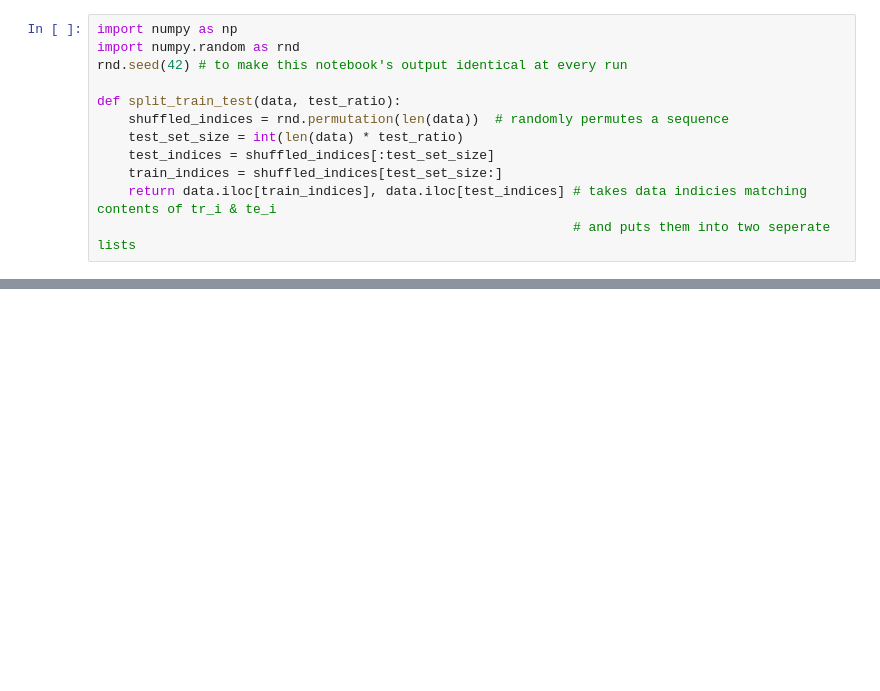
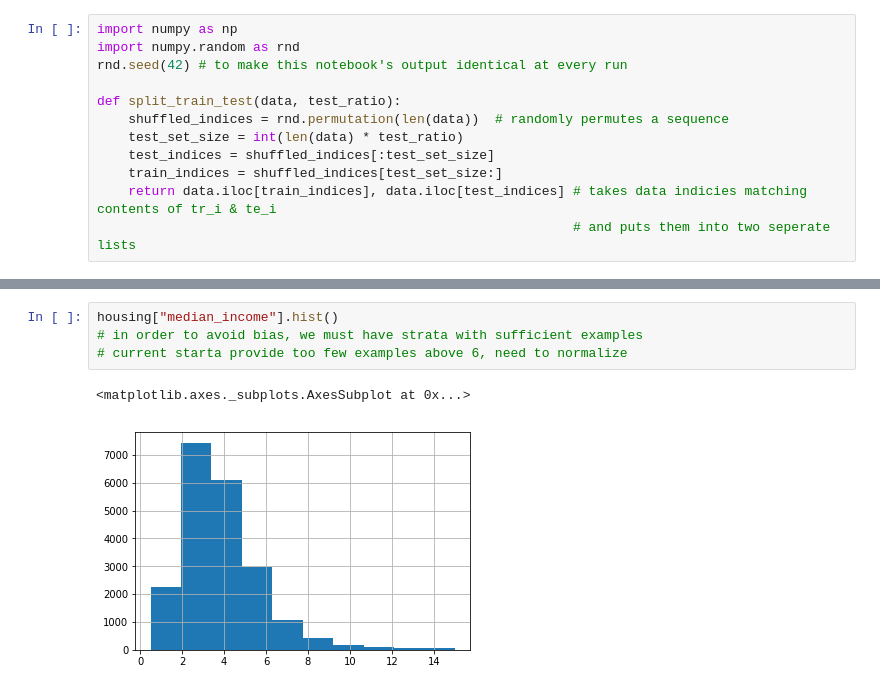
Before and after one commit to hugoLucas/JupyterNotebooks, a Jupyter notebook: Housing.ipynb, the cells around one changed output, grey strips where cells are left out. Saved outputs shown, nothing was run; the diff lists cells and outputs as text; blank space fills up the shorter version.

```diff
--- a/Housing.ipynb
+++ b/Housing.ipynb
@@ -51,0 +147,7 @@ def split_train_test(data, test_ratio):
+# %%
+housing["median_income"].hist()
+# in order to avoid bias, we must have strata with sufficient examples
+# current starta provide too few examples above 6, need to normalize
+# %% [output]
+<matplotlib.axes._subplots.AxesSubplot at 0x...>
+[figure, added]
```
Also changed, not shown: parts of 23 cells of this notebook, 2 other files.
